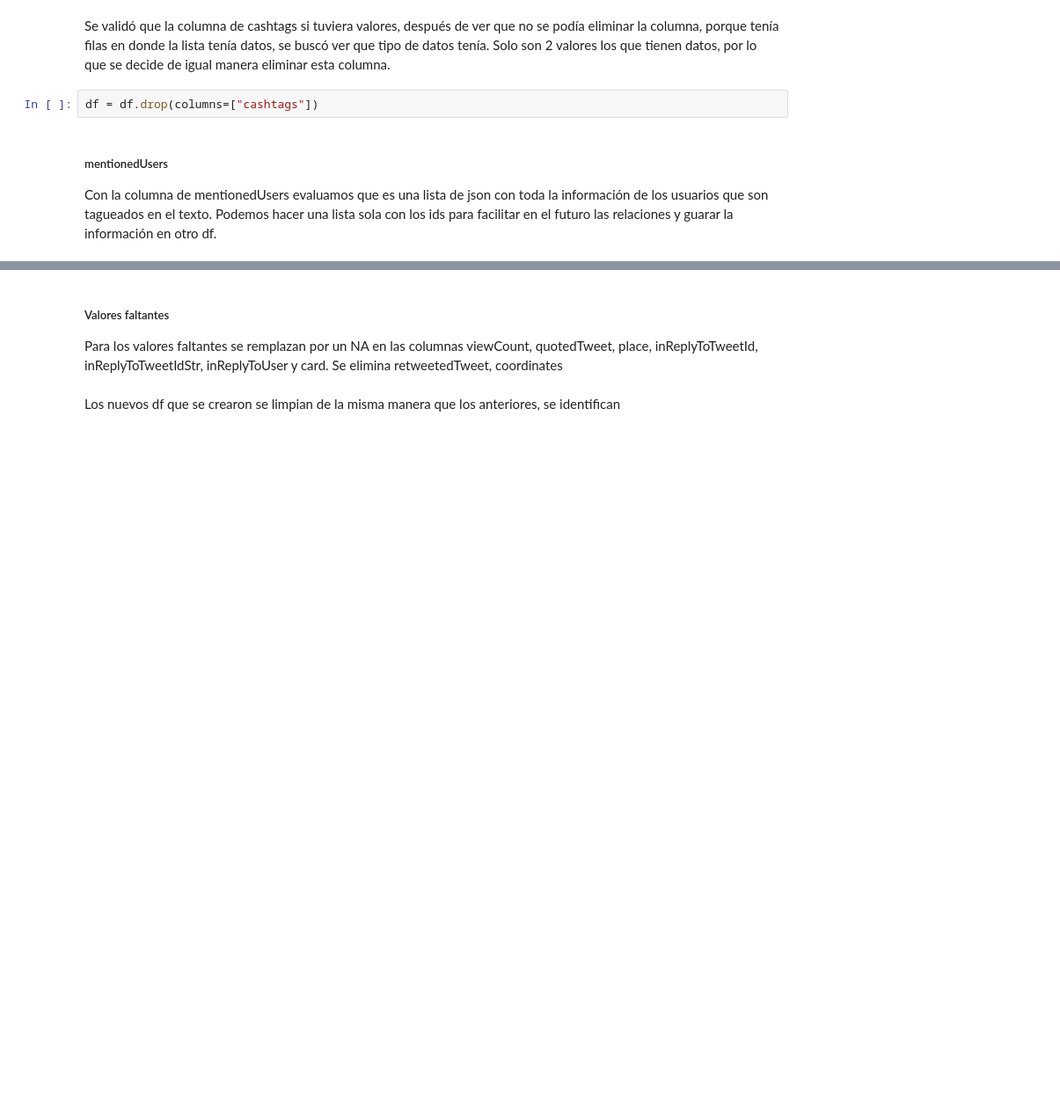
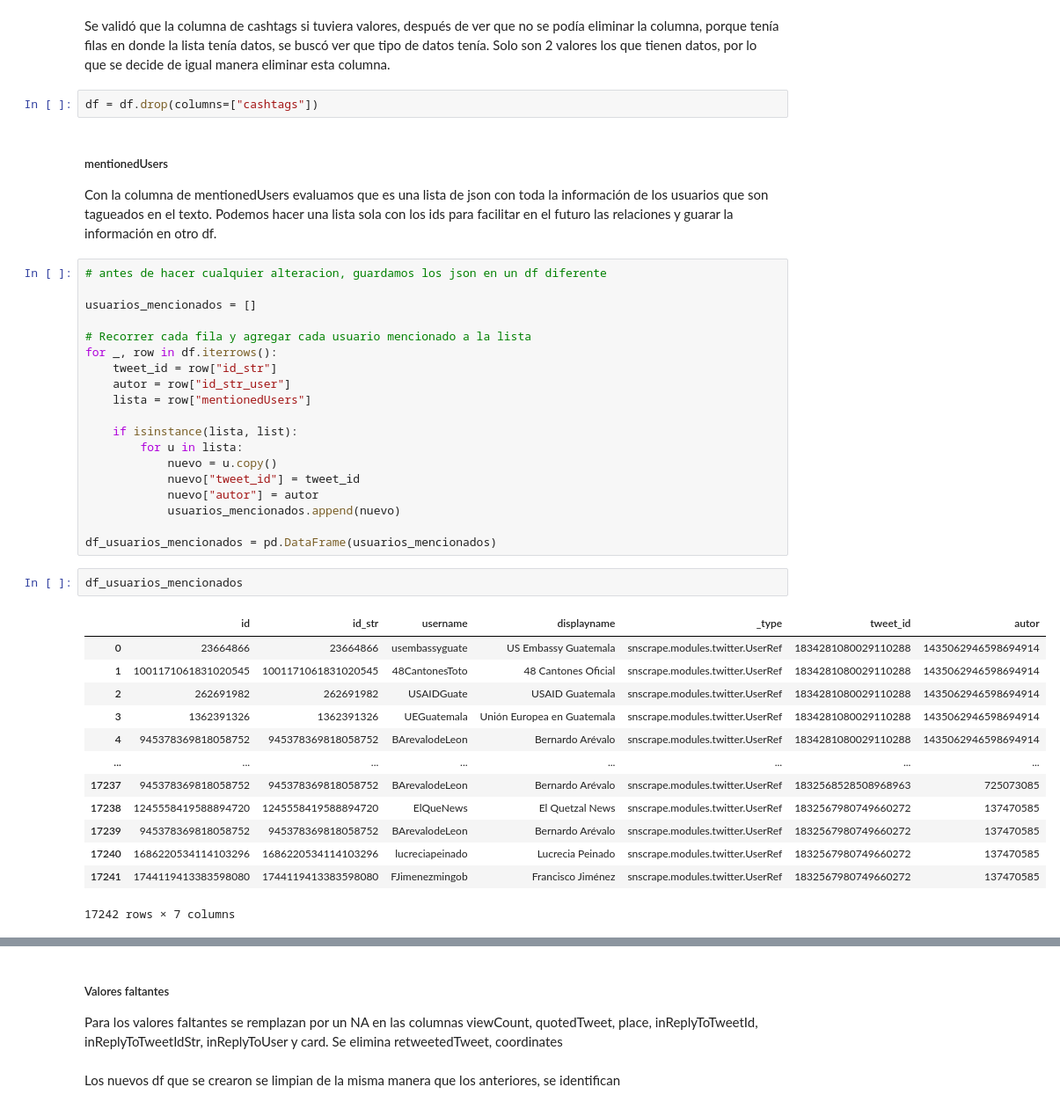
Before and after one commit to faguilarleal/lab6_ds, a Jupyter notebook: main.ipynb, the cells around one changed output, grey strips where cells are left out. Shown: that part at 88% size. Cells and saved outputs as stored; diff of their text form; blank space fills up the shorter version.

Commit message:
feat: mencionet users new df

```diff
--- a/main.ipynb
+++ b/main.ipynb
@@ -391,3 +391,38 @@ df = df.drop(columns=["cashtags"])
 # %% [markdown]
 ##### mentionedUsers
 Con la columna de mentionedUsers evaluamos que es una lista de json con toda la información de los usuarios que son tagueados en el texto. Podemos hacer una lista sola con los ids para facilitar en el futuro las relaciones y guarar la información en otro df.
+# %%
+# antes de hacer cualquier alteracion, guardamos los json en un df diferente
+
+usuarios_mencionados = []
+
+# Recorrer cada fila y agregar cada usuario mencionado a la lista
+for _, row in df.iterrows():
+    tweet_id = row["id_str"]
+    autor = row["id_str_user"]
+    lista = row["mentionedUsers"]
+
+    if isinstance(lista, list):
+        for u in lista:
+            nuevo = u.copy()
+            nuevo["tweet_id"] = tweet_id
+            nuevo["autor"] = autor
+            usuarios_mencionados.append(nuevo)
+
+df_usuarios_mencionados = pd.DataFrame(usuarios_mencionados)
+# %%
+df_usuarios_mencionados
+# %% [output]
+|  | id | id_str | username | displayname | _type | tweet_id | autor |
+| 0 | 23664866 | 23664866 | usembassyguate | US Embassy Guatemala | snscrape.modules.twitter.UserRef | 1834281080029110288 | 1435062946598694914 |
+| 1 | 1001171061831020545 | 1001171061831020545 | 48CantonesToto | 48 Cantones Oficial | snscrape.modules.twitter.UserRef | 1834281080029110288 | 1435062946598694914 |
+| 2 | 262691982 | 262691982 | USAIDGuate | USAID Guatemala | snscrape.modules.twitter.UserRef | 1834281080029110288 | 1435062946598694914 |
+| 3 | 1362391326 | 1362391326 | UEGuatemala | Unión Europea en Guatemala | snscrape.modules.twitter.UserRef | 1834281080029110288 | 1435062946598694914 |
+| 4 | 945378369818058752 | 945378369818058752 | BArevalodeLeon | Bernardo Arévalo | snscrape.modules.twitter.UserRef | 1834281080029110288 | 1435062946598694914 |
+| ... | ... | ... | ... | ... | ... | ... | ... |
+| 17237 | 945378369818058752 | 945378369818058752 | BArevalodeLeon | Bernardo Arévalo | snscrape.modules.twitter.UserRef | 1832568528508968963 | 725073085 |
+| 17238 | 1245558419588894720 | 1245558419588894720 | ElQueNews | El Quetzal News | snscrape.modules.twitter.UserRef | 1832567980749660272 | 137470585 |
+| 17239 | 945378369818058752 | 945378369818058752 | BArevalodeLeon | Bernardo Arévalo | snscrape.modules.twitter.UserRef | 1832567980749660272 | 137470585 |
+| 17240 | 1686220534114103296 | 1686220534114103296 | lucreciapeinado | Lucrecia Peinado | snscrape.modules.twitter.UserRef | 1832567980749660272 | 137470585 |
+| 17241 | 1744119413383598080 | 1744119413383598080 | FJimenezmingob | Francisco Jiménez | snscrape.modules.twitter.UserRef | 1832567980749660272 | 137470585 |
+17242 rows × 7 columns
```
Also changed, not shown: parts of 3 cells of this notebook.
